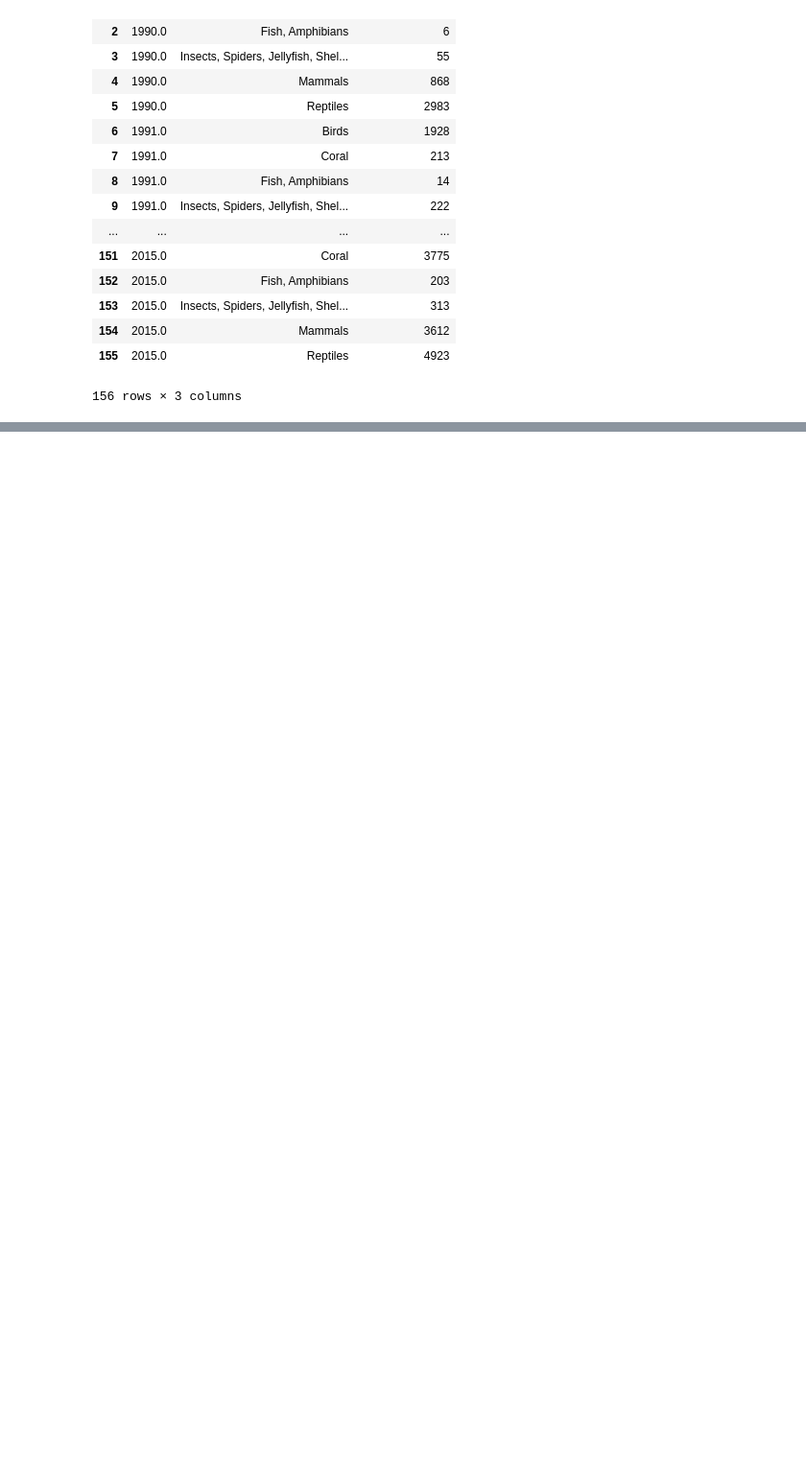
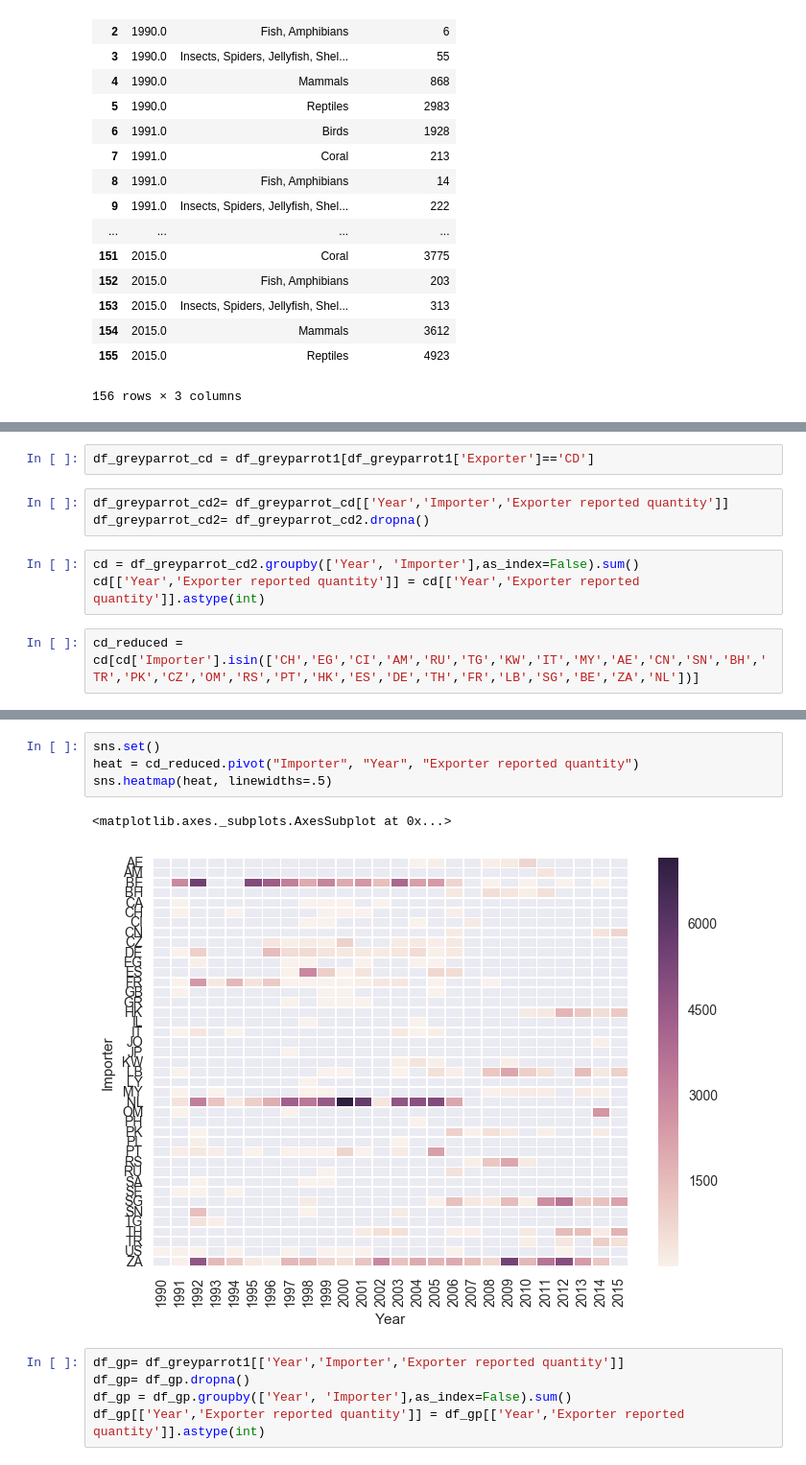
Before and after one commit to Flatfishlk/Capstone, a Jupyter notebook: code/capstone_EDA.ipynb, the cells around one changed output, grey strips where cells are left out. Shown at 96% size. Drawn from its saved outputs; the diff is of its cells as text; blank space fills up the shorter version.

```diff
--- a/code/capstone_EDA.ipynb
+++ b/code/capstone_EDA.ipynb
@@ -470,0 +695,10 @@ plt.plot(xs, np.clip(spl(xs),0,1), linewidth = 2)
+# %%
+df_greyparrot_cd = df_greyparrot1[df_greyparrot1['Exporter']=='CD']
+# %%
+df_greyparrot_cd2= df_greyparrot_cd[['Year','Importer','Exporter reported quantity']]
+df_greyparrot_cd2= df_greyparrot_cd2.dropna()
+# %%
+cd = df_greyparrot_cd2.groupby(['Year', 'Importer'],as_index=False).sum()
+cd[['Year','Exporter reported quantity']] = cd[['Year','Exporter reported quantity']].astype(int)
+# %%
+cd_reduced = cd[cd['Importer'].isin(['CH','EG','CI','AM','RU','TG','KW','IT','MY','AE','CN','SN','BH','TR','PK','CZ','OM','RS','PT','HK','ES','DE','TH','FR','LB','SG','BE','ZA','NL'])]
@@ -470,0 +716,12 @@ plt.plot(xs, np.clip(spl(xs),0,1), linewidth = 2)
+# %%
+sns.set()
+heat = cd_reduced.pivot("Importer", "Year", "Exporter reported quantity")
+sns.heatmap(heat, linewidths=.5)
+# %% [output]
+<matplotlib.axes._subplots.AxesSubplot at 0x...>
+[figure, added]
+# %%
+df_gp= df_greyparrot1[['Year','Importer','Exporter reported quantity']]
+df_gp= df_gp.dropna()
+df_gp = df_gp.groupby(['Year', 'Importer'],as_index=False).sum()
+df_gp[['Year','Exporter reported quantity']] = df_gp[['Year','Exporter reported quantity']].astype(int)
```
Also changed, not shown: parts of 42 cells of this notebook, 1 other file.
